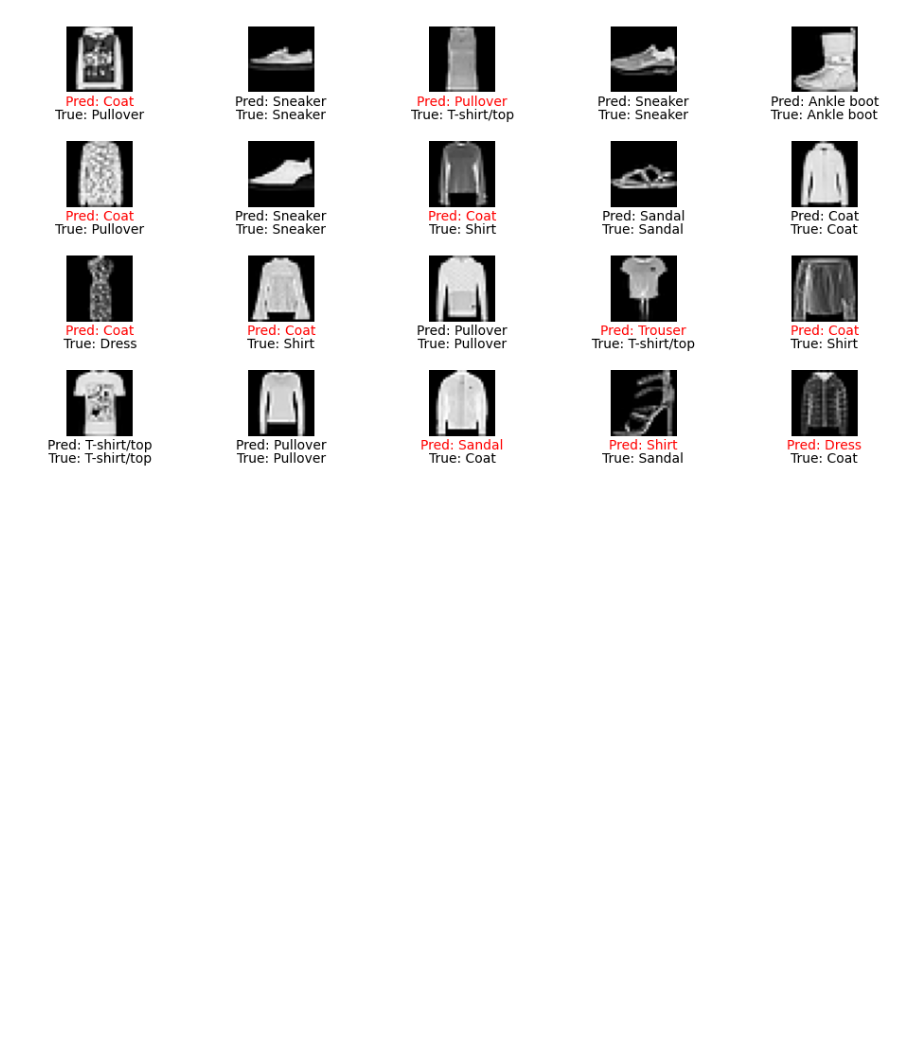
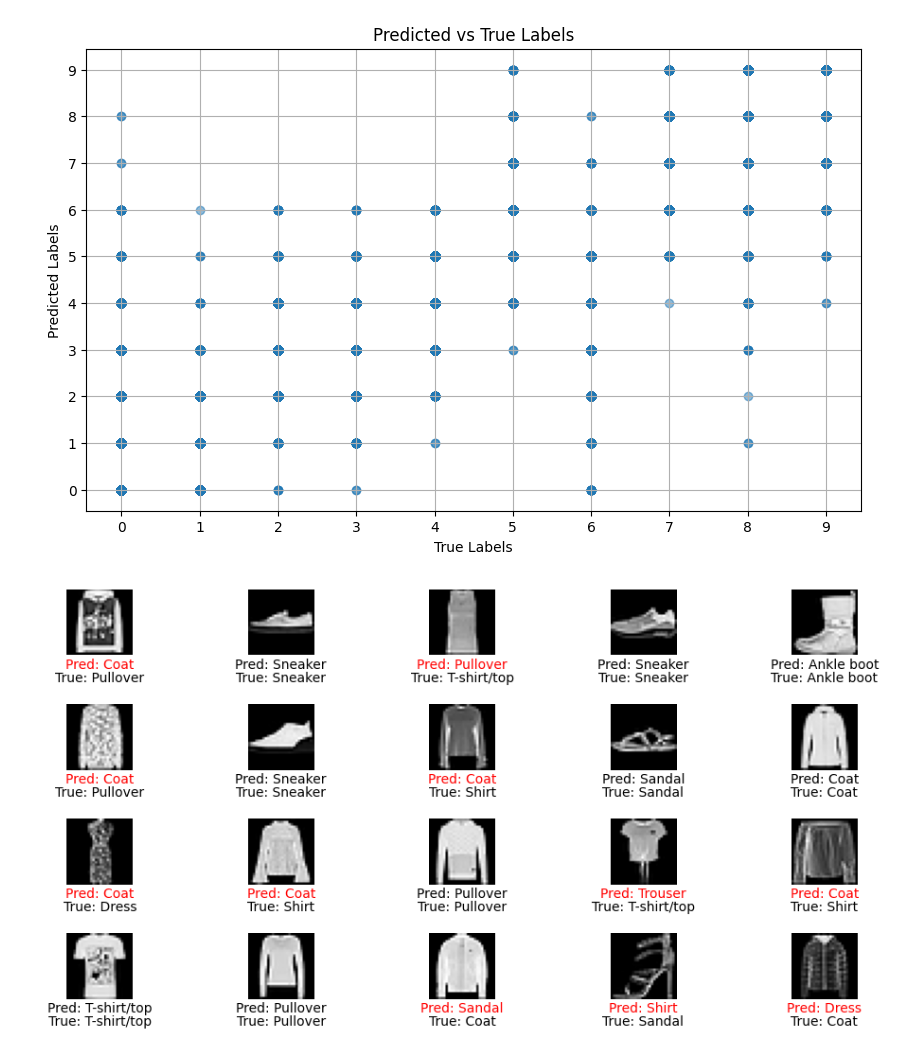
Before and after one commit to m-hossni/Tensorflow-and-Keras-INFO-6146-F24, a Jupyter notebook: project files/Traditional/Supervised/Jack_LinearRegression_TF_Keras_PROJECT24.ipynb, the cells around one changed output. Cells and saved outputs as stored; diff of their text form; code cells hidden in the pictures; blank space fills up the shorter version.

```diff
--- a/project files/Traditional/Supervised/Jack_LinearRegression_TF_Keras_PROJECT24.ipynb
+++ b/project files/Traditional/Supervised/Jack_LinearRegression_TF_Keras_PROJECT24.ipynb
@@ -42 +173,33 @@ Mean Squared Error: 1.97
+# %%
+#  Create a new figure of size 10 X 6
+plt.figure(figsize=(10, 6))
+
+# Create a scatter plot:
+# y_test contains the true labels (the actual classes for the test data).
+# y_pred_classes contains the predicted labels (the classes predicted by the model).
+# alpha=0.5 sets the transparency of the points to 50%.
+plt.scatter(y_test, y_pred_classes, alpha=0.5)
+
+# Set Title
+plt.title('Predicted vs True Labels')
+
+# Set x-axis lable
+plt.xlabel('True Labels')
+
+# Set y-axis label
+plt.ylabel('Predicted Labels')
+
+# Set x-tick marks: configure the marks along the x-axis. ticks should be positioned at integer values from 0 to 9, corresponding to the class labels.
+plt.xticks(range(10))
+
+# Set y-tick marks: tick marks on the y-axis to be integers from 0 to 9, which represent the predicted classes
+plt.yticks(range(10))
+
+# Add a grid: making it easier to see where points fall relative to the axes. The grid lines improve readability.
+plt.grid()
+
+# Display the figure
+plt.show()
+# %% [output]
+[figure, added]
 # %%
```
Also changed, not shown: parts of 11 cells of this notebook.
